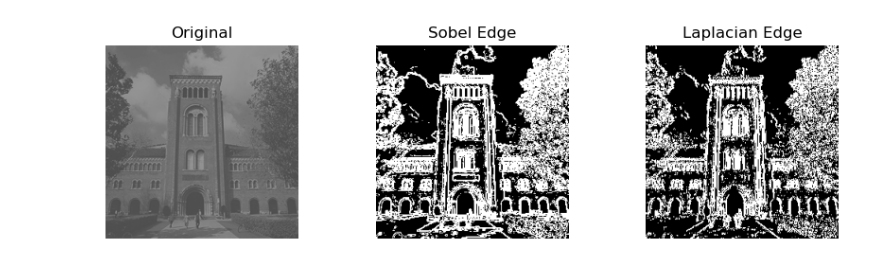
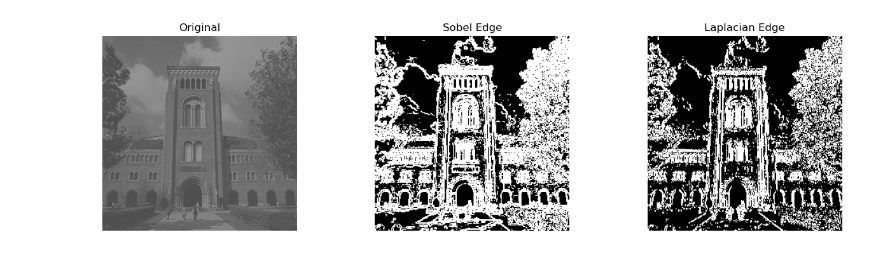
Before and after one commit to FLwolfy/Image-Processing, a Jupyter notebook: HW2_main.ipynb, the cells around one changed output. Cells and saved outputs as stored; diff of their text form; code cells hidden in the pictures.

```diff
--- a/HW2_main.ipynb
+++ b/HW2_main.ipynb
@@ -18,13 +10,13 @@ Success!
 # %%
 from modules import *
 # %%
-# Edge Detection
+# Basic edge detection algorithms
 building_img = Image(256, 256, 1)
 building_img.load("images/HW2/building.raw")
 
-building_sobel_edge = Image.sobel_edge(building_img, 1, 3, 30)
+building_sobel_edge = Image.sobel_edge(building_img, 0, 3, "none", "auto")
 building_laplacian_edge = Image.laplacian_edge(building_img, 1, 3, 20)
 
 show_images([building_img, building_sobel_edge, building_laplacian_edge], ["Original", "Sobel Edge", "Laplacian Edge"])
 # %% [output]
-[figure, old version]
+[figure, new version]
```
Also changed, not shown: parts of 3 cells of this notebook, 9 other files.
